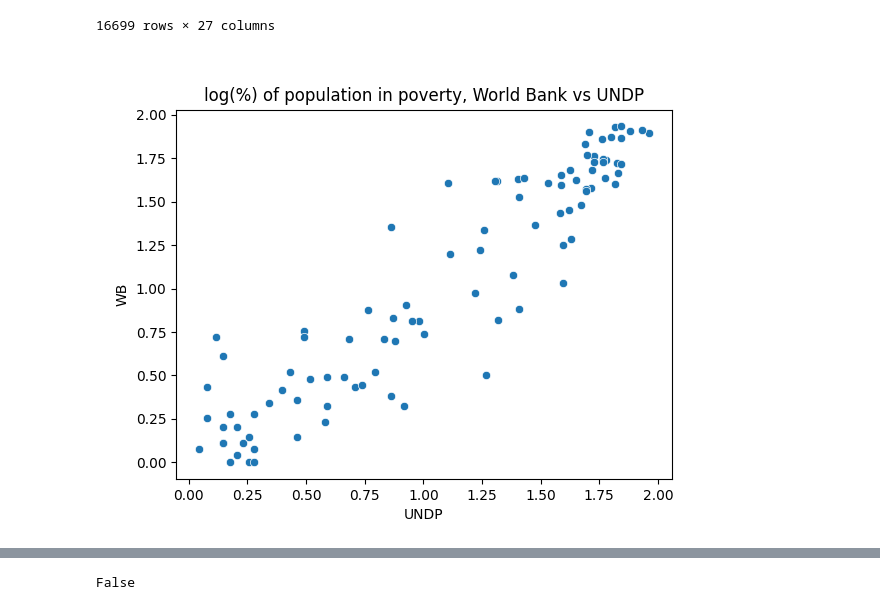
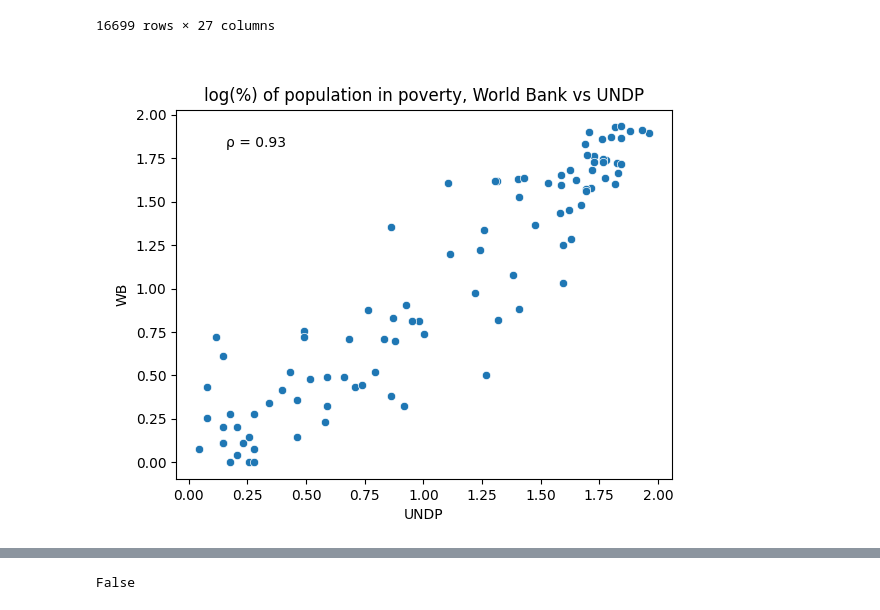
Before and after one commit to echometerain/cxc, a Jupyter notebook: sap.ipynb, the cells around one changed output, grey strips where cells are left out. Saved outputs shown, nothing was run; the diff lists cells and outputs as text; code cells hidden in the pictures.

```diff
--- a/sap.ipynb
+++ b/sap.ipynb
@@ -47,37 +29,47 @@ df
 | 23140 | Zimbabwe | Urban population (% of total popu... | Environment: Density & urbanization | 33.758000 | 34.170 | 34.585000 | 34.479000 | 34.294000 | 34.110000 | 33.926000 | ... |
 16699 rows × 27 columns
 # %%
-# sns.set_theme(rc={'figure.figsize':(20,20)})
+from scipy.stats import pearsonr
+
+def corrfunc(x, y, ax=None, **kws): # code credit: https://stackoverflow.com/questions/38894488/dropping-nan-with-pearsons-r-in-scipy-pandas
+    """Plot the correlation coefficient in the top left hand corner of a plot."""
+    nans = np.logical_or(np.isnan(x), np.isnan(y))
+    r, _ = pearsonr(x[~nans], y[~nans])
+    ax = ax or plt.gca()
+    ax.annotate(f'ρ = {r:.2f}', xy=(.1, .9), xycoords=ax.transAxes)
+
 fig1, ax1 = plt.subplots()
 
 # plot poverty rates from known indicators
 UNDP = np.log10(df.loc[df["Indicator Name"] == "Multidimensional poverty headcount ratio (UNDP) (% of population)"]
          .set_index("Country Name").iloc[:,7:]
          .apply(lambda row: row[row.last_valid_index()], axis=1)
          .rename("UNDP")+1)
 
 WB = np.log10(df.loc[df["Indicator Name"] == "Multidimensional poverty headcount ratio (World Bank) (% of population)"]
         .set_index("Country Name").iloc[:,7:]
         .apply(lambda row: row[row.last_valid_index()], axis=1)
         .rename("WB")+1)
 
+# remove NaNs from dataset
 UNDP_aligned, WB_aligned = UNDP.align(WB, join='inner')
 UNDP_clean = UNDP_aligned.dropna()
 WB_clean = WB_aligned.dropna()
 
 plot1 = sns.scatterplot(x=UNDP_clean, y=WB_clean, legend=False, ax=ax1)
+corrfunc(x=UNDP_clean, y=WB_clean, ax=ax1)
 
 # for country in UNDP_clean.index:
 #     ax.text(x=(UNDP_clean[country]+0.01),
 #             y=(WB_clean[country]-0.004),
 #             s=country,
 #             fontsize=8,
 #             alpha=0.7)
 cursor(plot1, hover=True).connect("add", lambda sel: sel.annotation.set_text(WB_clean.index[sel.index]))
 plt.title("log(%) of population in poverty, World Bank vs UNDP")
 plt.show()
 # %% [output]
-[figure, old version]
+[figure, new version]
 # %%
 # show all indicators
 df["Indicator Name"].unique()
```
Also changed, not shown: parts of 11 cells of this notebook, 1 other file.
